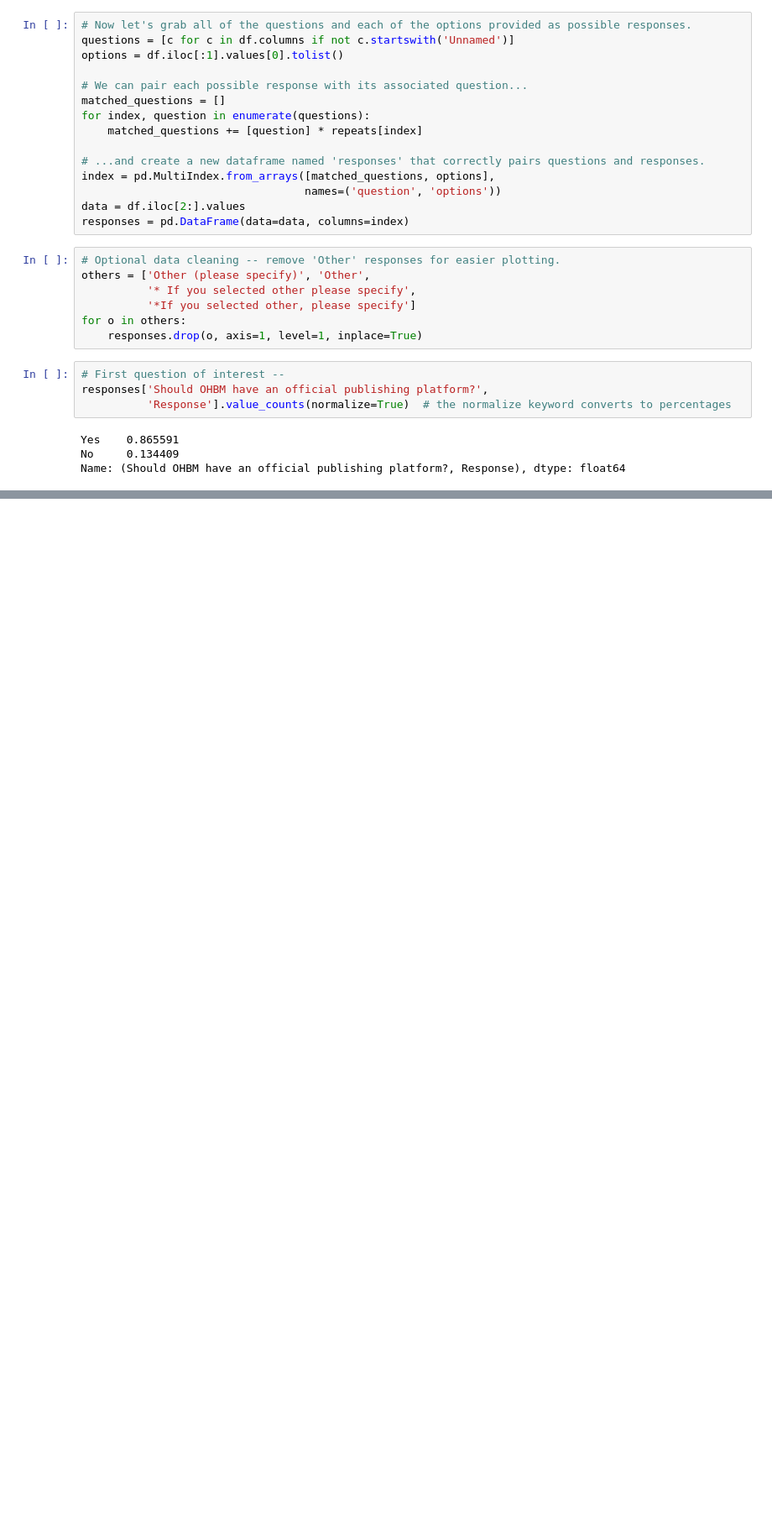
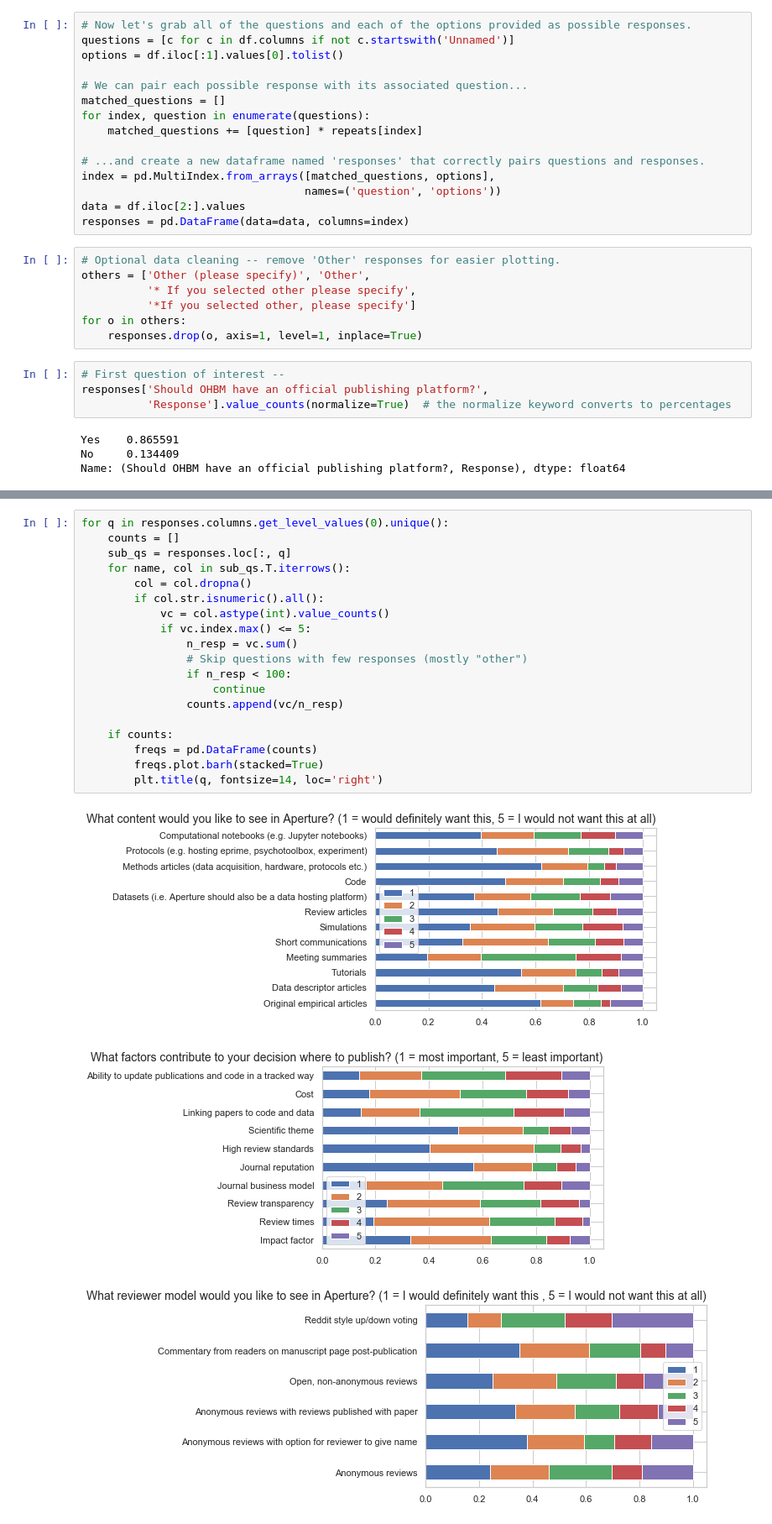
Before and after one commit to emdupre/aperture_survey, a Jupyter notebook: aperture_survey_blog.ipynb, the cells around one changed output, grey strips where cells are left out. Shown: that part at 84% size. Drawn from its saved outputs; the diff is of its cells as text; blank space fills up the shorter version.

Commit message:
added item summary plots

```diff
--- a/aperture_survey_blog.ipynb
+++ b/aperture_survey_blog.ipynb
@@ -118,0 +121,23 @@ They also indicated they would pay an additional $750 to publish in Aperture.
+# %%
+for q in responses.columns.get_level_values(0).unique():
+    counts = []
+    sub_qs = responses.loc[:, q]
+    for name, col in sub_qs.T.iterrows():
+        col = col.dropna()
+        if col.str.isnumeric().all():
+            vc = col.astype(int).value_counts()
+            if vc.index.max() <= 5:
+                n_resp = vc.sum()
+                # Skip questions with few responses (mostly "other")
+                if n_resp < 100:
+                    continue
+                counts.append(vc/n_resp)
+
+    if counts:
+        freqs = pd.DataFrame(counts)
+        freqs.plot.barh(stacked=True)
+        plt.title(q, fontsize=14, loc='right')
+# %% [output]
+[figure, added]
+[figure, added]
+[figure, added]
```
Also changed, not shown: parts of 6 cells of this notebook.
